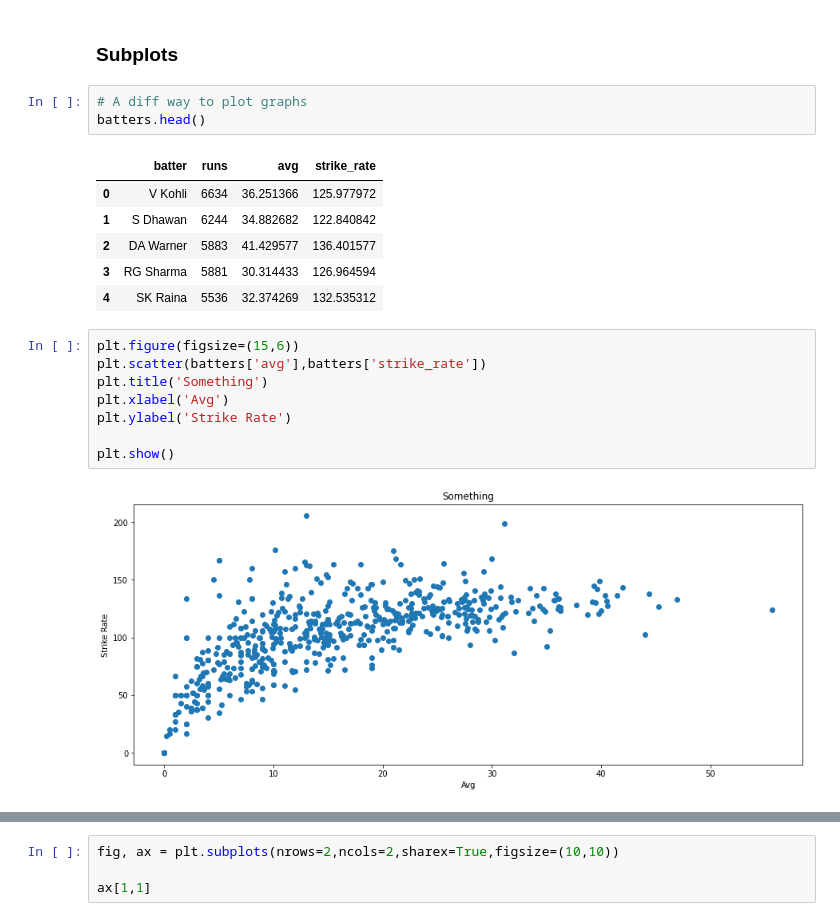
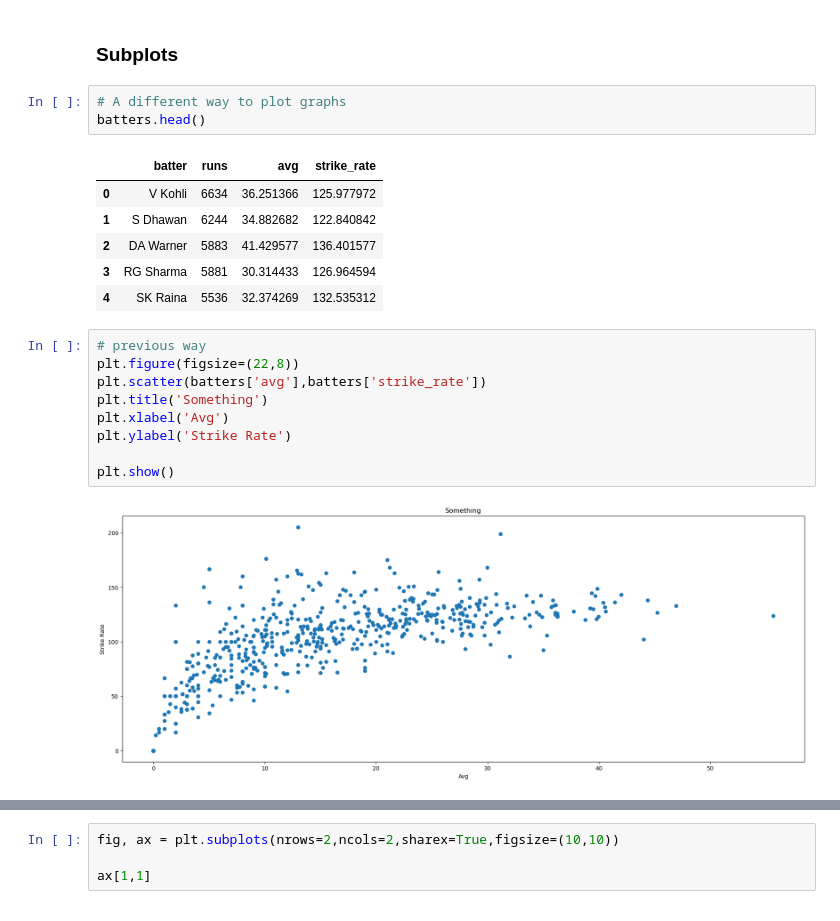
Before and after one commit to DevRitesh08/0.-Preparatory-Topics-for-ML, a Jupyter notebook: Matplotlib/Advanced_matplotlib.ipynb, the cells around one changed output, grey strips where cells are left out. Drawn from its saved outputs; the diff is of its cells as text.

```diff
--- a/Matplotlib/Advanced_matplotlib.ipynb
+++ b/Matplotlib/Advanced_matplotlib.ipynb
@@ -116,7 +116,7 @@ for i in range(sample_df.shape[0]):
 # %% [markdown]
 ### Subplots
 # %%
-# A diff way to plot graphs
+# A different way to plot graphs
 batters.head()
 # %% [output]
 |  | batter | runs | avg | strike_rate |
@@ -126,12 +126,13 @@ batters.head()
 | 3 | RG Sharma | 5881 | 30.314433 | 126.964594 |
 | 4 | SK Raina | 5536 | 32.374269 | 132.535312 |
 # %%
-plt.figure(figsize=(15,6))
+# previous way
+plt.figure(figsize=(22,8))
 plt.scatter(batters['avg'],batters['strike_rate'])
 plt.title('Something')
 plt.xlabel('Avg')
 plt.ylabel('Strike Rate')
 
 plt.show()
 # %% [output]
-[figure, old version]
+[figure, new version]
```
Also changed, not shown: parts of 10 cells of this notebook.
